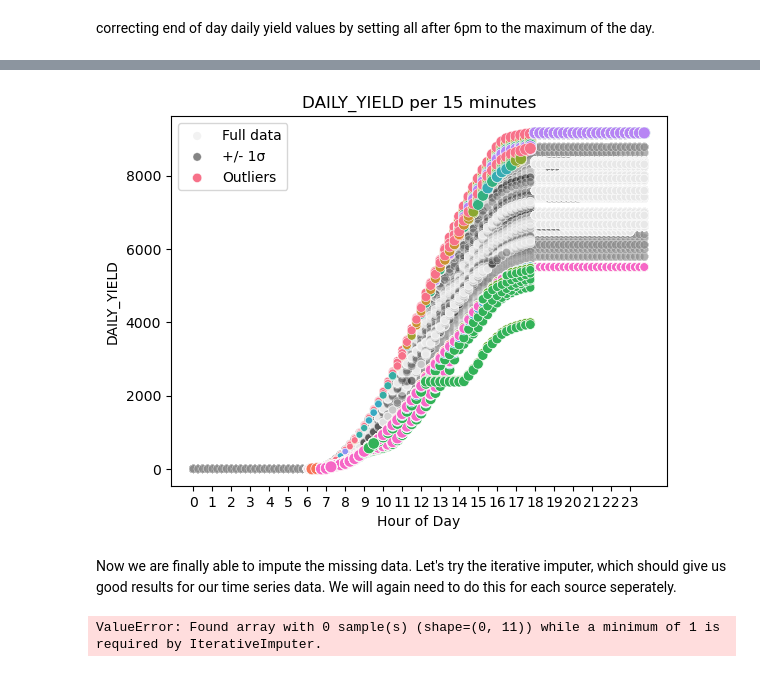
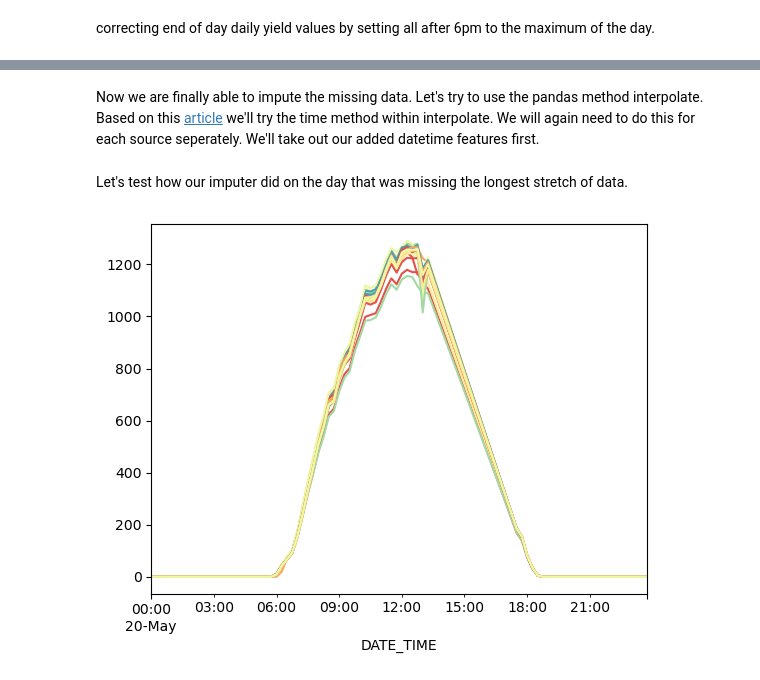
Before and after one commit to joshmdata/data-science-projects, a Jupyter notebook: forecasting-solar-power-ml-vs-dl.ipynb, the cells around one changed output, grey strips where cells are left out. Saved outputs shown, nothing was run; the diff lists cells and outputs as text; code cells hidden in the pictures.

Commit message:
Kaggle Notebook | Forecasting Solar Power: ML vs DL | Version 5

```diff
--- a/forecasting-solar-power-ml-vs-dl.ipynb
+++ b/forecasting-solar-power-ml-vs-dl.ipynb
@@ -525,6 +525,7 @@ df_gen['DATE_TIME'] = pd.to_datetime(df_gen.DATE_TIME, format='%d-%m-%Y %H:%M')
 source_dfs = []
 for s in df_gen.SOURCE_KEY.unique():
     source_df = df_gen[df_gen.SOURCE_KEY == s].merge(datetime_full, on='DATE_TIME', how='right')
+    source_df['SOURCE_KEY'] = s
     source_dfs.append(source_df)
 df_gen = pd.concat(source_dfs)
 
@@ -539,5 +540,15 @@ df_gen = df_gen.merge(datetime_full, on='DATE_TIME', how='right')
 df_weather = df_weather.merge(datetime_full, on='DATE_TIME', how='right')
 #merging our filled out dfs together to make our main df
 df = df_gen.merge(df_weather, on='DATE_TIME', how='left')
+
+df['HOUR'] = df.DATE_TIME.dt.hour
+df['DAY'] = df.DATE_TIME.dt.dayofyear
+df['DAY_WEEK'] = df.DATE_TIME.dt.dayofweek
+df['MINUTES_15'] = df.DATE_TIME.dt.time
+
+#This maps the 15 minute intervals over the course of the day to ints 1-96.
+df['MINUTES_15'] = df.MINUTES_15.map({df.MINUTES_15.unique()[i-1]:i for i in range(1, 97)})
+#Change day of year to day of data
+df['DAY'] = df.DAY.map({df.DAY.unique()[i-1]:i for i in range(1, 35)})
 # %% [markdown]
 Let's remake our datatime features now that we have the full dataset.
@@ -571,25 +573,22 @@ ax_daily_yield, df_daily_yield = outliers(df, 'AC_POWER', 0.95, 0.05)
-# %%
-ax_daily_yield, df_daily_yield = outliers(df, 'DAILY_YIELD', 0.95, 0.05)
-# %% [output]
-[figure, removed]
 # %% [markdown]
-Now we are finally able to impute the missing data. Let's try the iterative imputer, which should give us good results for our time series data. We will again need to do this for each source seperately.
+Now we are finally able to impute the missing data. Let's try to use the pandas method interpolate. Based on this <a href="https://drnesr.medium.com/filling-gaps-of-a-time-series-using-python-d4bfddd8c460">article</a> we'll try the time method within interpolate. We will again need to do this for each source seperately. We'll take out our added datetime features first.
 # %%
-from sklearn.experimental import enable_iterative_imputer
-from sklearn.impute import IterativeImputer
-from sklearn import linear_model
-
 source_dfs = []
+source_df = None
 for s in df.SOURCE_KEY.unique():
     source_df = df[df.SOURCE_KEY == s]
-    source_key = source_df.pop('SOURCE_KEY')
-    source_df.index = source_df.pop('DATE_TIME')
-    mice_imputer = IterativeImputer(estimator=linear_model.BayesianRidge(), n_nearest_features=None, imputation_order='ascending')
-    source_df = pd.DataFrame(mice_imputer.fit_transform(source_df), columns=source_df.columns)
-    source_df['SOURCE_KEY'] = source_key
-    source_df['DATE_TIME'] = source_df.index
-    source_df = source_df.reset_index()
+    source_df = source_df.drop('SOURCE_KEY', axis=1)
+    source_df.index = source_df['DATE_TIME']
+    datetime = source_df.pop('DATE_TIME')
+    source_df = source_df.interpolate(method='time')
+    source_df['SOURCE_KEY'] = s
+    source_df['DATE_TIME'] = datetime
     source_dfs.append(source_df)
 df = pd.concat(source_dfs)
-# %% [output]
-ValueError: Found array with 0 sample(s) (shape=(0, 11)) while a minimum of 1 is required by IterativeImputer.
+# %% [markdown]
+Let's test how our imputer did on the day that was missing the longest stretch of data.
+# %%
+for s in df.SOURCE_KEY.unique():
+    df[(df.SOURCE_KEY == s) & (df.DAY == 6)]['AC_POWER'].plot()
+# %% [output]
+[figure, added]
```
Also changed, not shown: parts of 10 cells of this notebook.
